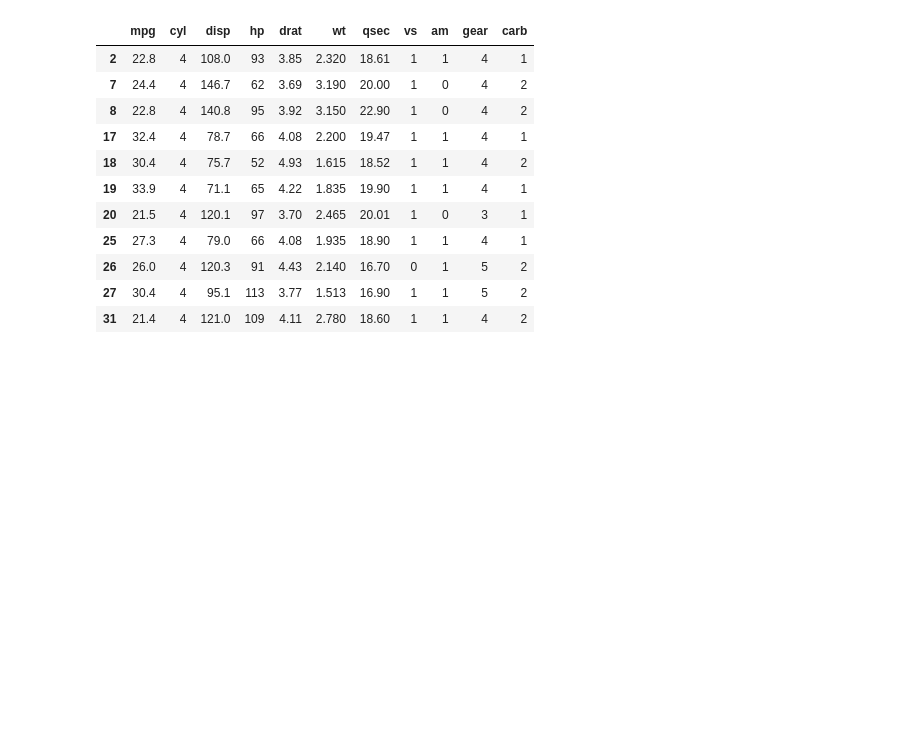
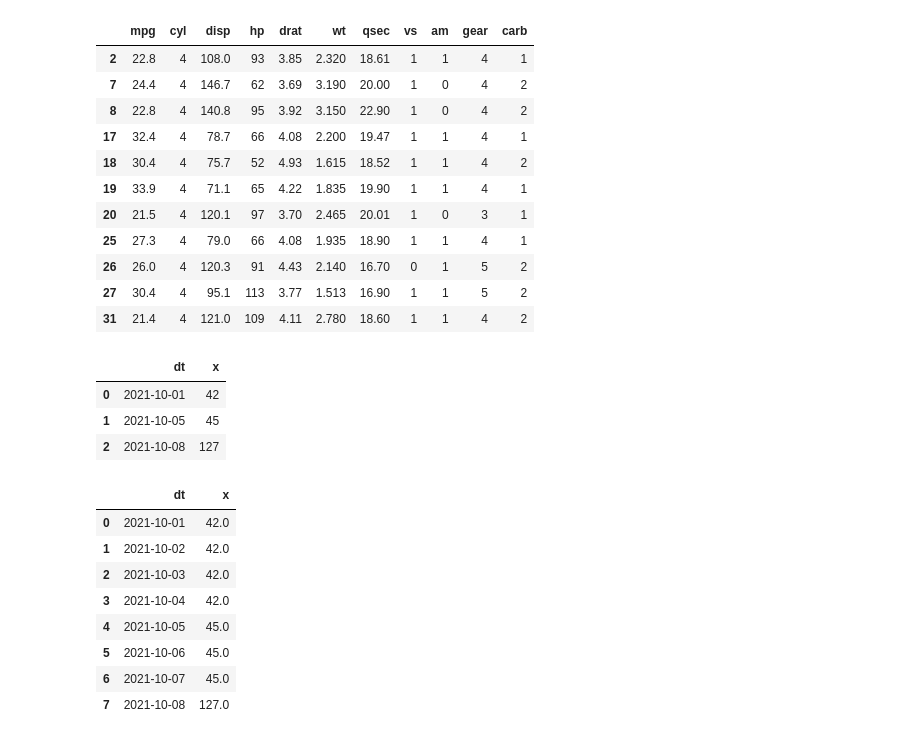
Before and after one commit to brennap3/sqlpythonrchapter, a Jupyter notebook: pandas functions.ipynb, the cells around one changed output. Drawn from its saved outputs; the diff is of its cells as text; code cells hidden in the pictures; blank space fills up the shorter version.

Commit message:
creating continous row range from intermittant range

```diff
--- a/pandas functions.ipynb
+++ b/pandas functions.ipynb
@@ -918,3 +978,36 @@ mtcars[_.cyl == 4]
 | 26 | 26.0 | 4 | 120.3 | 91 | 4.43 | 2.140 | 16.70 | 0 | 1 | 5 | 2 |
 | 27 | 30.4 | 4 | 95.1 | 113 | 3.77 | 1.513 | 16.90 | 1 | 1 | 5 | 2 |
 | 31 | 21.4 | 4 | 121.0 | 109 | 4.11 | 2.780 | 18.60 | 1 | 1 | 4 | 2 |
+# %%
+## create rows between dates with no values and fill with missing values
+## for intermittant create continuous
+
+import datetime
+
+TODAY = datetime.date.today()
+ONE_WEEK = datetime.timedelta(days=7)
+ONE_DAY = datetime.timedelta(days=1)
+
+df = pd.DataFrame({'dt': [TODAY-ONE_WEEK, TODAY-3*ONE_DAY, TODAY], 'x': [42, 45,127]})
+# %%
+df
+# %% [output]
+|  | dt | x |
+| 0 | 2021-10-01 | 42 |
+| 1 | 2021-10-05 | 45 |
+| 2 | 2021-10-08 | 127 |
+# %%
+##create rows for missing value
+r = pd.date_range(start=df.dt.min(), end=df.dt.max())
+df=df.set_index('dt').reindex(r).fillna(method='ffill').rename_axis('dt').reset_index()
+df
+# %% [output]
+|  | dt | x |
+| 0 | 2021-10-01 | 42.0 |
+| 1 | 2021-10-02 | 42.0 |
+| 2 | 2021-10-03 | 42.0 |
+| 3 | 2021-10-04 | 42.0 |
+| 4 | 2021-10-05 | 45.0 |
+| 5 | 2021-10-06 | 45.0 |
+| 6 | 2021-10-07 | 45.0 |
+| 7 | 2021-10-08 | 127.0 |
```
Also changed, not shown: parts of 12 cells of this notebook.
